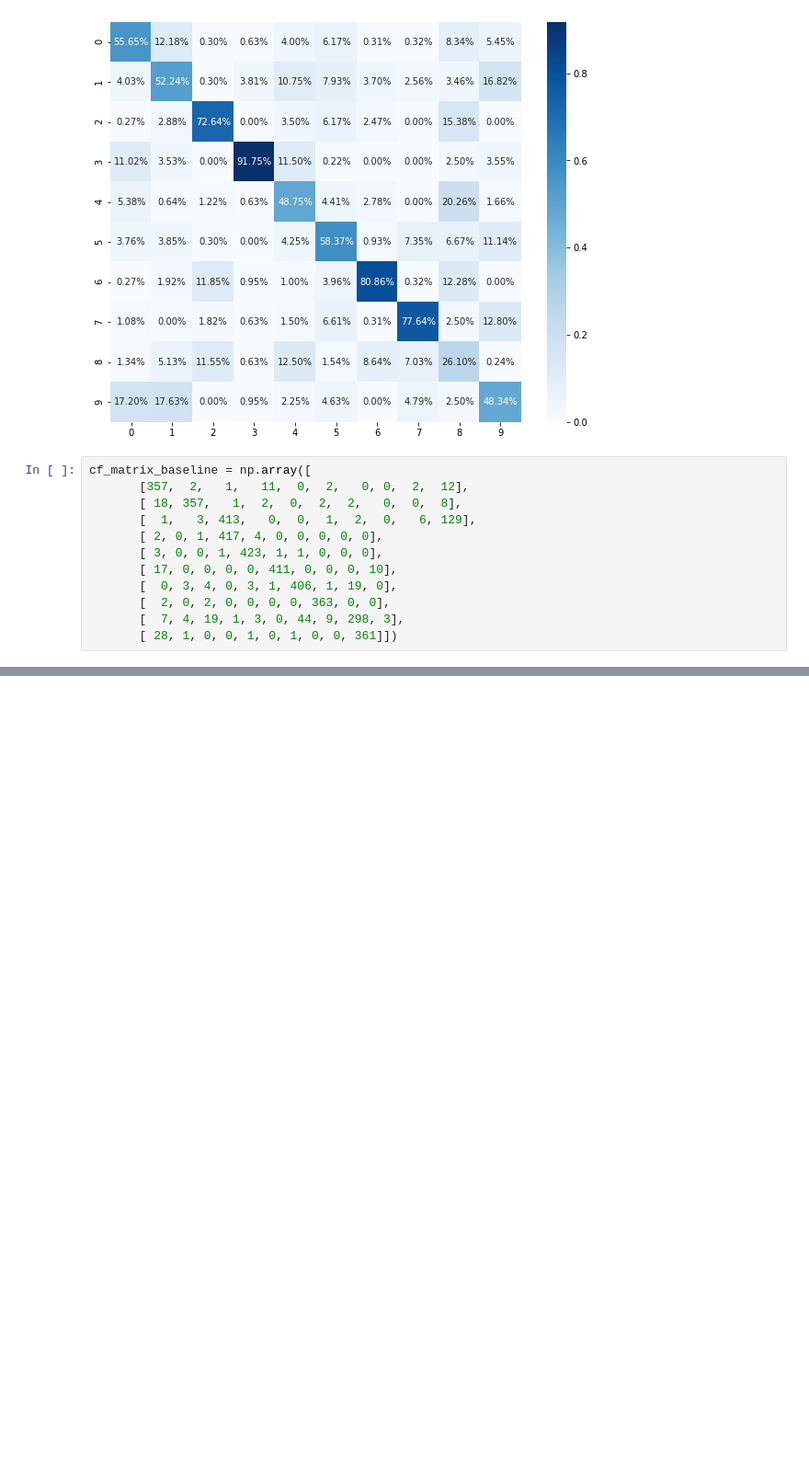
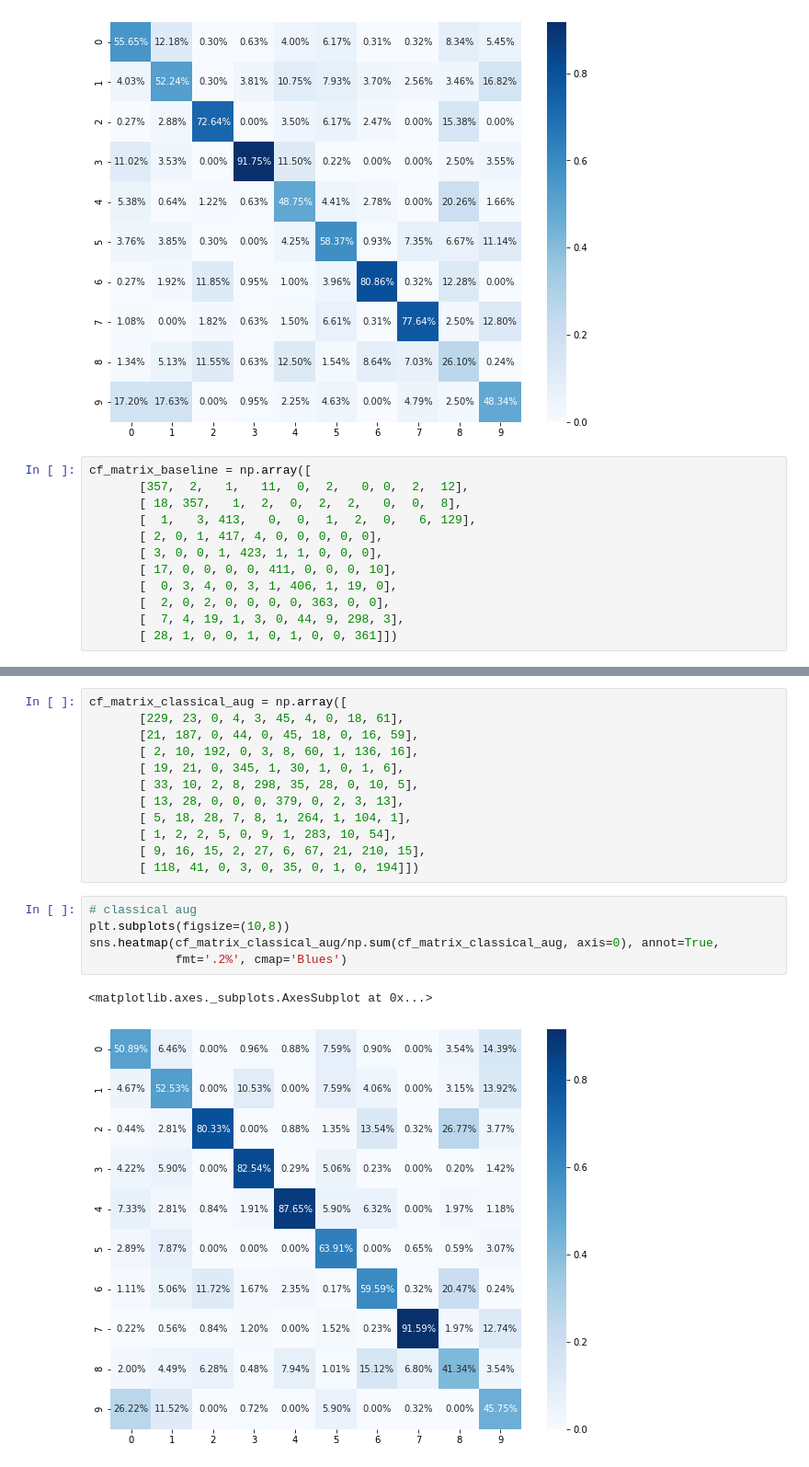
Before and after one commit to ShreyaRavi/cs231n-final-proj, a Jupyter notebook: ConfusionMatrices.ipynb, the cells around one changed output, grey strips where cells are left out. Shown at 92% size. Drawn from its saved outputs; the diff is of its cells as text; blank space fills up the shorter version.

```diff
--- a/ConfusionMatrices.ipynb
+++ b/ConfusionMatrices.ipynb
@@ -60,0 +103,20 @@ sns.heatmap(cf_matrix_baseline/np.sum(cf_matrix_baseline, axis=0), annot=True,
+# %%
+cf_matrix_classical_aug = np.array([
+       [229, 23, 0, 4, 3, 45, 4, 0, 18, 61],
+       [21, 187, 0, 44, 0, 45, 18, 0, 16, 59],
+       [ 2, 10, 192, 0, 3, 8, 60, 1, 136, 16],
+       [ 19, 21, 0, 345, 1, 30, 1, 0, 1, 6],
+       [ 33, 10, 2, 8, 298, 35, 28, 0, 10, 5],
+       [ 13, 28, 0, 0, 0, 379, 0, 2, 3, 13],
+       [ 5, 18, 28, 7, 8, 1, 264, 1, 104, 1],
+       [ 1, 2, 2, 5, 0, 9, 1, 283, 10, 54],
+       [ 9, 16, 15, 2, 27, 6, 67, 21, 210, 15],
+       [ 118, 41, 0, 3, 0, 35, 0, 1, 0, 194]])
+# %%
+# classical aug
+plt.subplots(figsize=(10,8))
+sns.heatmap(cf_matrix_classical_aug/np.sum(cf_matrix_classical_aug, axis=0), annot=True,
+            fmt='.2%', cmap='Blues')
+# %% [output]
+<matplotlib.axes._subplots.AxesSubplot at 0x...>
+[figure, added]
```
Also changed, not shown: parts of 10 cells of this notebook, 1 other file.
